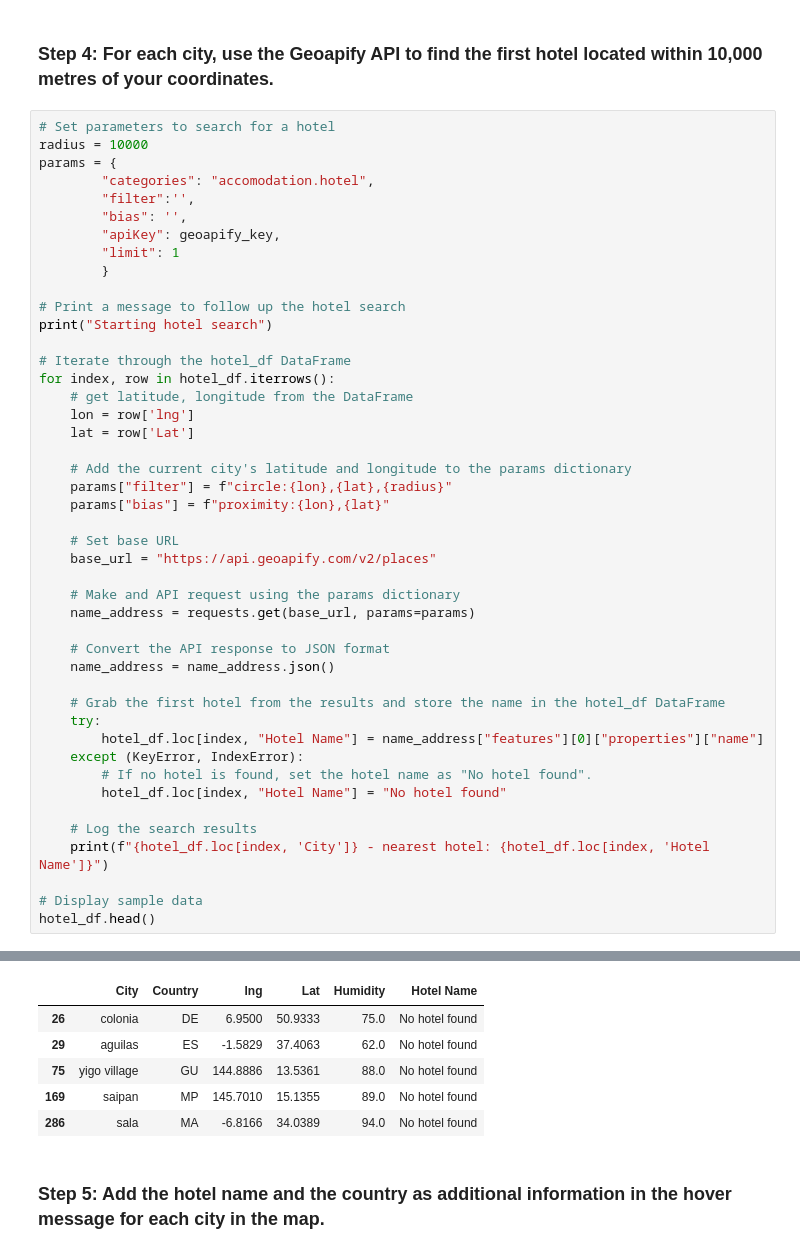
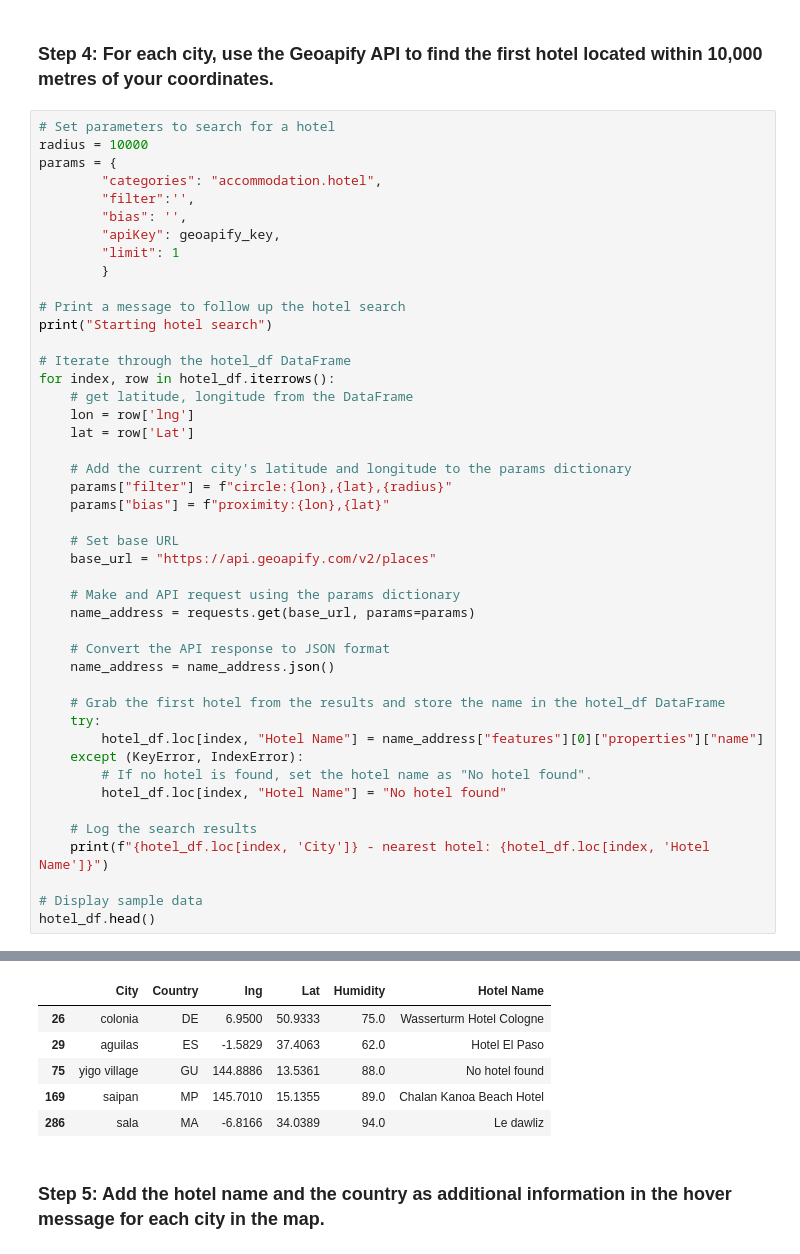
Before and after one commit to smwhite24/python-api-challenge, a Jupyter notebook: WeatherPy/VacationPy.ipynb, the cells around one changed output, grey strips where cells are left out. Saved outputs shown, nothing was run; the diff lists cells and outputs as text.

```diff
--- a/WeatherPy/VacationPy.ipynb
+++ b/WeatherPy/VacationPy.ipynb
@@ -135,7 +135,7 @@ hotel_df
 # Set parameters to search for a hotel
 radius = 10000
 params = {
-        "categories": "accomodation.hotel",
+        "categories": "accommodation.hotel",
         "filter":'',
         "bias": '',
         "apiKey": geoapify_key,
@@ -194,9 +194,9 @@ kas - nearest hotel: No hotel found
 umatilla - nearest hotel: No hotel found
 |  | City | Country | lng | Lat | Humidity | Hotel Name |
-| 26 | colonia | DE | 6.9500 | 50.9333 | 75.0 | No hotel found |
-| 29 | aguilas | ES | -1.5829 | 37.4063 | 62.0 | No hotel found |
+| 26 | colonia | DE | 6.9500 | 50.9333 | 75.0 | Wasserturm Hotel Cologne |
+| 29 | aguilas | ES | -1.5829 | 37.4063 | 62.0 | Hotel El Paso |
 | 75 | yigo village | GU | 144.8886 | 13.5361 | 88.0 | No hotel found |
-| 169 | saipan | MP | 145.7010 | 15.1355 | 89.0 | No hotel found |
-| 286 | sala | MA | -6.8166 | 34.0389 | 94.0 | No hotel found |
+| 169 | saipan | MP | 145.7010 | 15.1355 | 89.0 | Chalan Kanoa Beach Hotel |
+| 286 | sala | MA | -6.8166 | 34.0389 | 94.0 | Le dawliz |
 # %% [markdown]
 ### Step 5: Add the hotel name and the country as additional information in the hover message for each city in the map.
```
Also changed, not shown: parts of 3 cells of this notebook, 1 other file.
